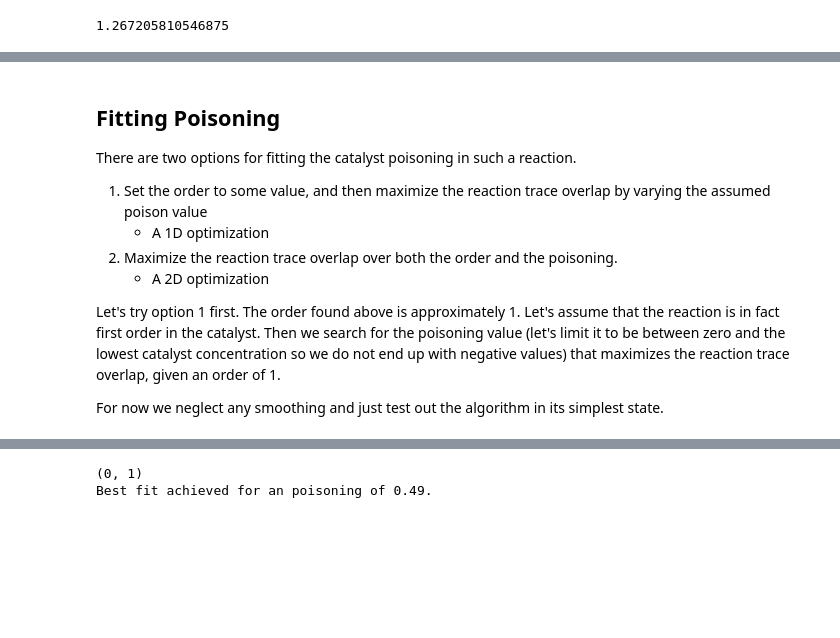
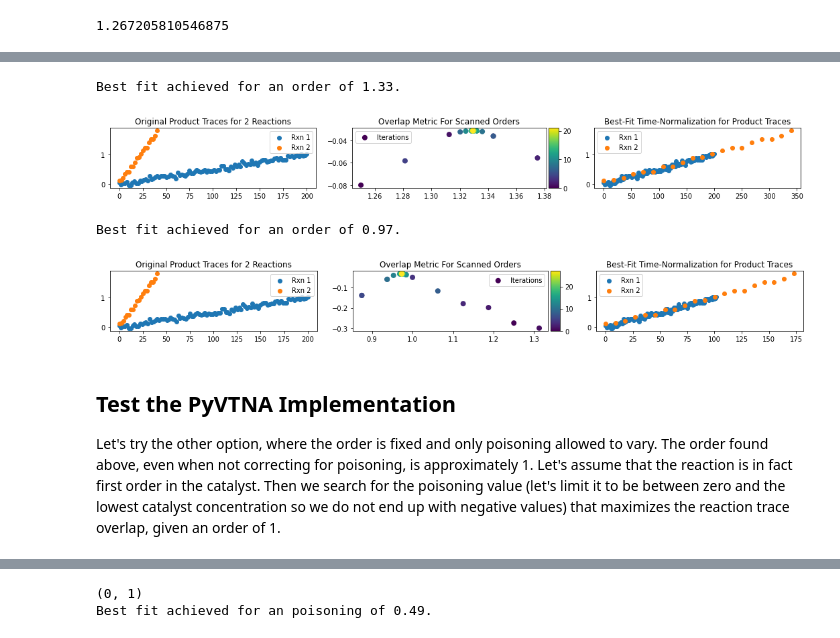
Before and after one commit to brettrhenderson/PyVTNA, a Jupyter notebook: notebooks/VTNA_Testing.ipynb, the cells around one changed output, grey strips where cells are left out. Saved outputs shown, nothing was run; the diff lists cells and outputs as text; code cells hidden in the pictures; blank space fills up the shorter version.

Commit message:
full VTNA capability with examples

```diff
--- a/notebooks/VTNA_Testing.ipynb
+++ b/notebooks/VTNA_Testing.ipynb
@@ -348,13 +362,22 @@ order
+# %%
+t1 = rxn_traces[cat_concs[0]]['t']
+p1 = rxn_traces[cat_concs[0]]['p1']
+t2 = rxn_traces[cat_concs[-1]]['t']
+p2 = rxn_traces[cat_concs[-1]]['p1']
+
+c1 = float(cat_concs[0])
+c2 = float(cat_concs[-1])
+
+result, history = order_opt(t1, t2, p1, p2, c1, c2, o_range=(0,2.5), method='Nelder-Mead', metric='RMSD',
+                          to_smooth=True, win1=None, win2=None, window_type='blackman', plot=True, figsize=(15,2))
+result, history = order_opt(t1, t2, p1, p2, c1-poisoning, c2-poisoning, o_range=(0,2.5), method='Nelder-Mead', metric='RMSD',
+                          to_smooth=True, win1=None, win2=None, window_type='blackman', plot=True, figsize=(15,2))
+# %% [output]
+Best fit achieved for an order of 1.33.
+[figure, added]
+Best fit achieved for an order of 0.97.
+[figure, added]
 # %% [markdown]
-## Fitting Poisoning
+## Test the PyVTNA Implementation
 
-There are two options for fitting the catalyst poisoning in such a reaction.
-
-1. Set the order to some value, and then maximize the reaction trace overlap by varying the assumed poison value
-    - A 1D optimization
-2. Maximize the reaction trace overlap over both the order and the poisoning.
-    - A 2D optimization
-
-Let's try option 1 first. The order found above is approximately 1. Let's assume that the reaction is in fact first order in the catalyst. Then we search for the poisoning value (let's limit it to be between zero and the lowest catalyst concentration so we do not end up with negative values) that maximizes the reaction trace overlap, given an order of 1.
-
-For now we neglect any smoothing and just test out the algorithm in its simplest state.
+Let's try the other option, where the order is fixed and only poisoning allowed to vary. The order found above, even when not correcting for poisoning, is approximately 1. Let's assume that the reaction is in fact first order in the catalyst. Then we search for the poisoning value (let's limit it to be between zero and the lowest catalyst concentration so we do not end up with negative values) that maximizes the reaction trace overlap, given an order of 1.
```
Also changed, not shown: parts of 8 cells of this notebook, 2 other files.
